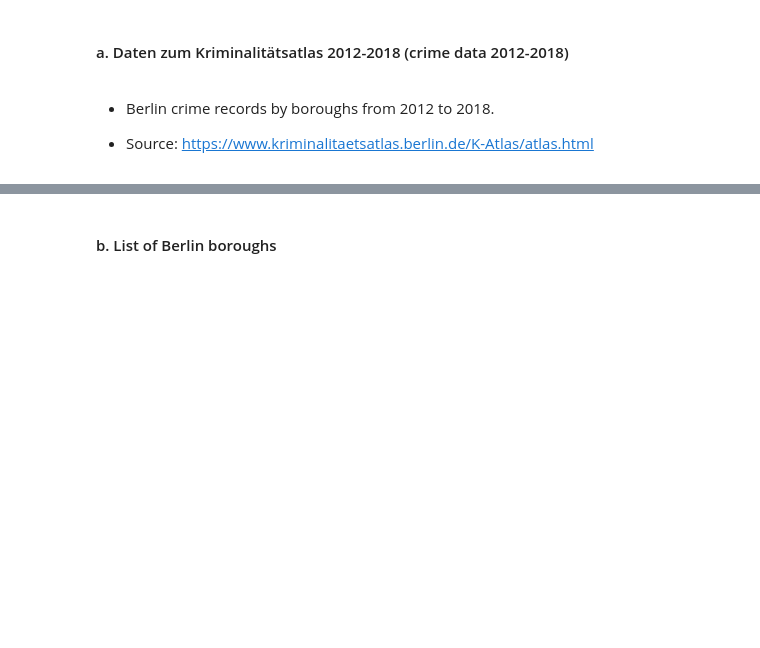
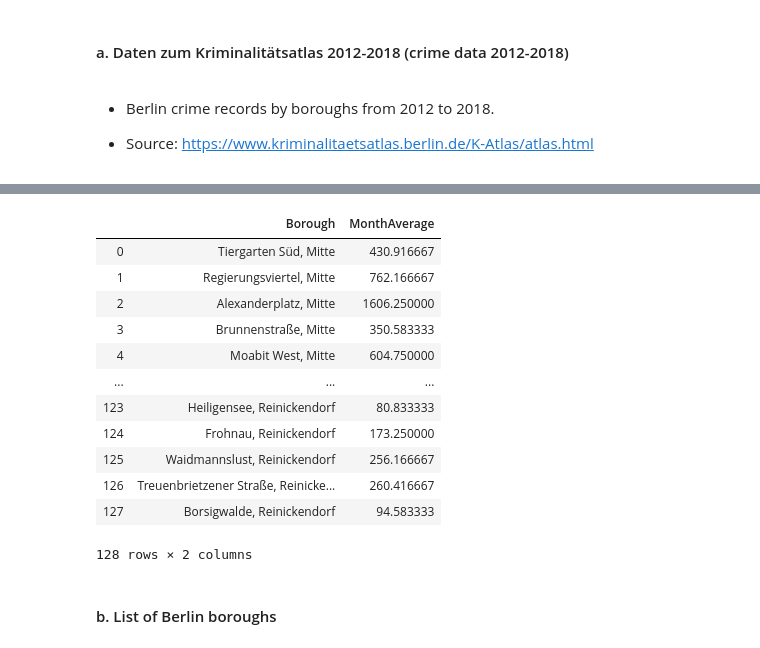
Before and after one commit to NNdeRichtung/Coursera_Capstone, a Jupyter notebook: The Battle of Neighborhoods - Concept.ipynb, the cells around one changed output, grey strips where cells are left out. Cells and saved outputs as stored; diff of their text form; code cells hidden in the pictures; blank space fills up the shorter version.

```diff
--- a/The Battle of Neighborhoods - Concept.ipynb
+++ b/The Battle of Neighborhoods - Concept.ipynb
@@ -108,3 +108,19 @@ crime.sort_values(by='MonthAverage', ascending=False).head()
+# %%
+crime
+# %% [output]
+|  | Borough | MonthAverage |
+| 0 | Tiergarten Süd, Mitte | 430.916667 |
+| 1 | Regierungsviertel, Mitte | 762.166667 |
+| 2 | Alexanderplatz, Mitte | 1606.250000 |
+| 3 | Brunnenstraße, Mitte | 350.583333 |
+| 4 | Moabit West, Mitte | 604.750000 |
+| ... | ... | ... |
+| 123 | Heiligensee, Reinickendorf | 80.833333 |
+| 124 | Frohnau, Reinickendorf | 173.250000 |
+| 125 | Waidmannslust, Reinickendorf | 256.166667 |
+| 126 | Treuenbrietzener Straße, Reinicke... | 260.416667 |
+| 127 | Borsigwalde, Reinickendorf | 94.583333 |
+128 rows × 2 columns
 # %% [markdown]
 #### b. List of Berlin boroughs
 # %% [markdown]
```
Also changed, not shown: parts of 15 cells of this notebook, 1 other file.
